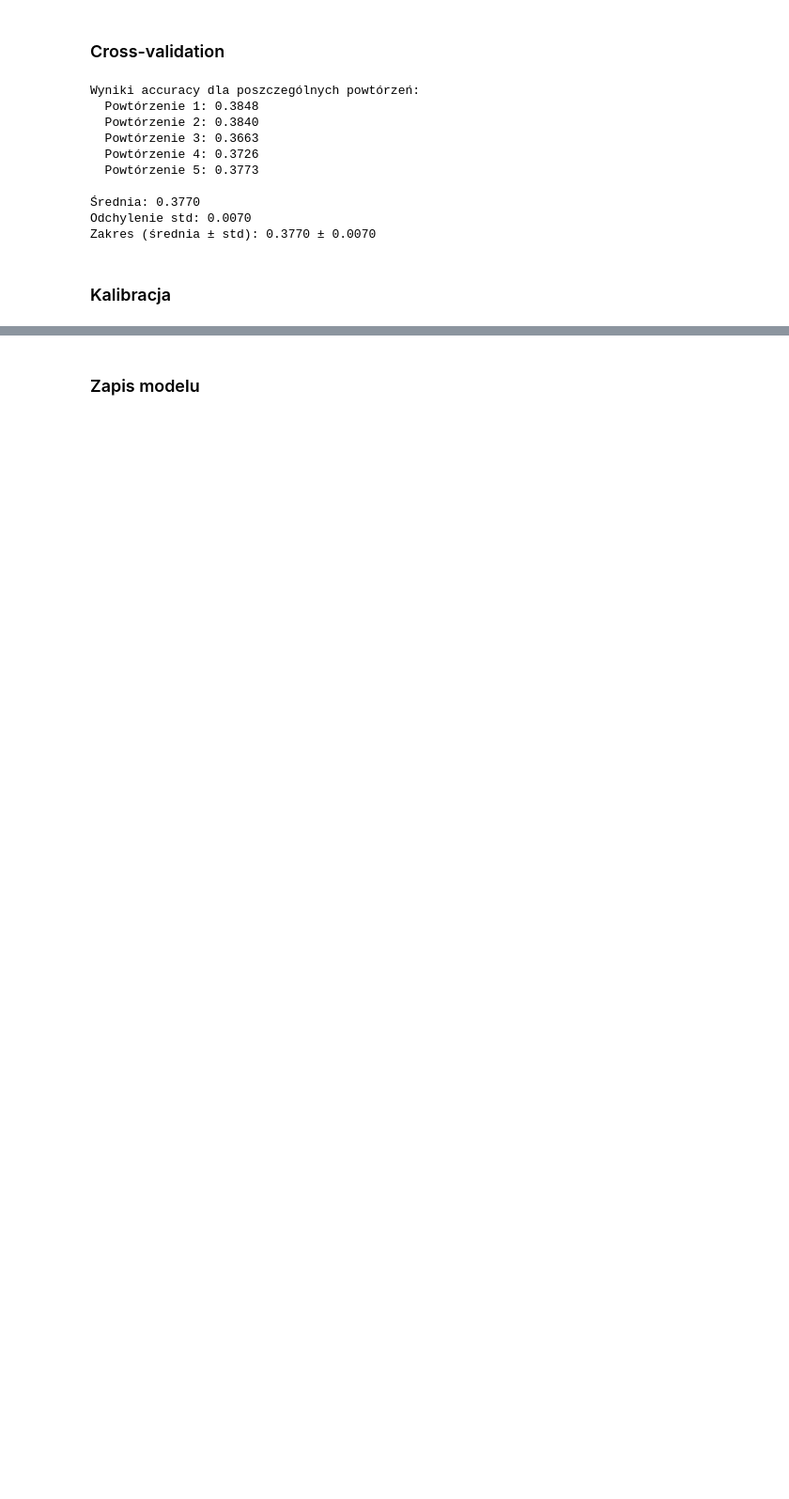
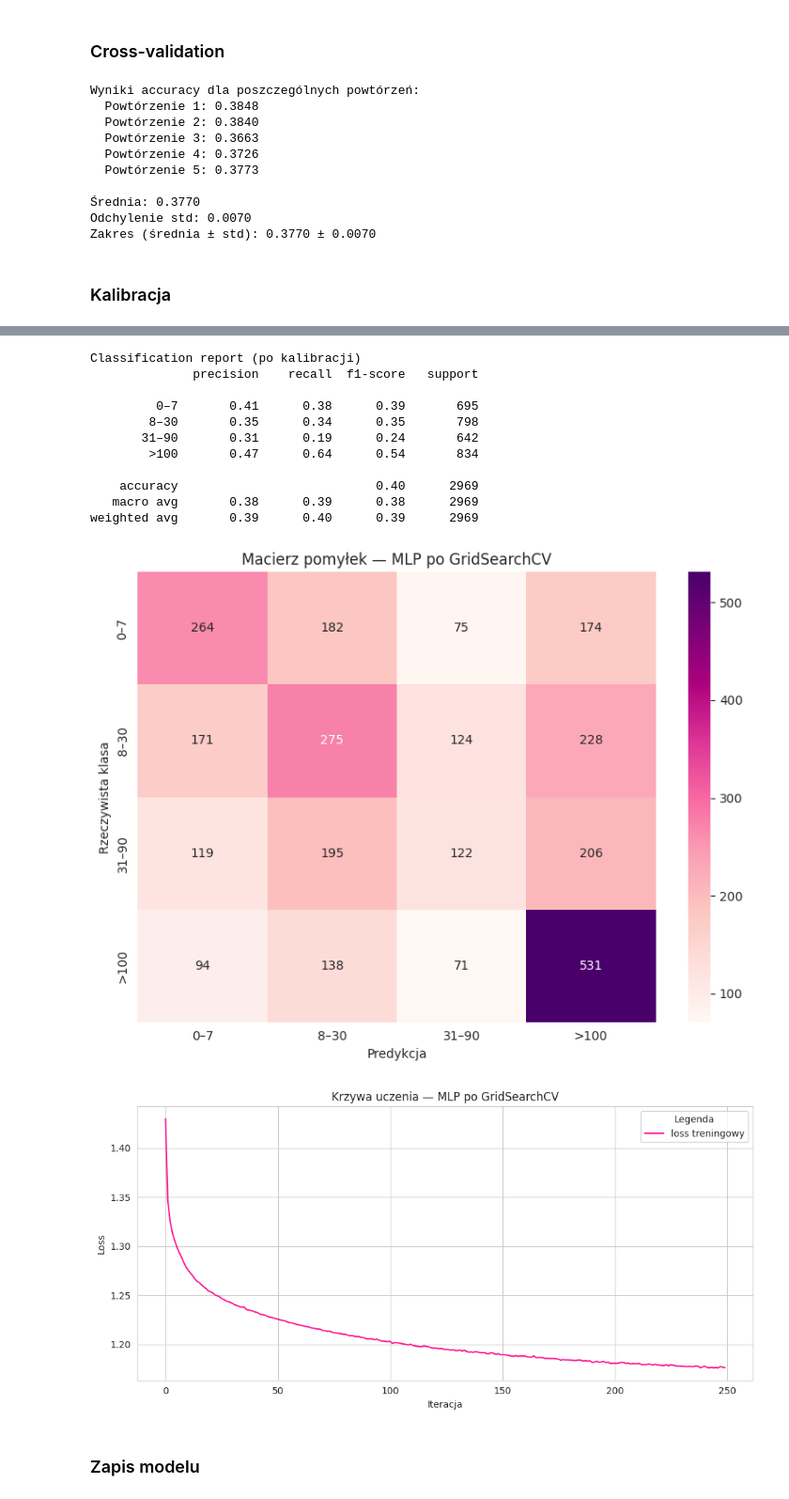
Before and after one commit to Carrie088/pet_adoption_ml, a Jupyter notebook: notebooks/06_neural_network.ipynb, the cells around one changed output, grey strips where cells are left out. Shown at 94% size. Cells and saved outputs as stored; diff of their text form; code cells hidden in the pictures; blank space fills up the shorter version.

```diff
--- a/notebooks/06_neural_network.ipynb
+++ b/notebooks/06_neural_network.ipynb
@@ -178,3 +178,69 @@ Odchylenie std: 0.0070
 Zakres (średnia ± std): 0.3770 ± 0.0070
 # %% [markdown]
 ### Kalibracja
+# %%
+param_grid = {
+    'hidden_layer_sizes': [(64,), (128,), (64, 64), (128, 64)],
+    'activation': ['relu', 'tanh'],
+    'alpha': [0.0001, 0.001],
+    'learning_rate_init': [0.001, 0.01],
+}
+
+grid_search = GridSearchCV(
+    estimator=MLPClassifier(random_state=RANDOM_STATE, max_iter=300),
+    param_grid=param_grid,
+    cv=5,
+    scoring='accuracy',
+    n_jobs=-1,
+)
+
+grid_search.fit(X_train_scaled, y_train)
+
+print('Najlepsze parametry:')
+print(grid_search.best_params_)
+print(f'\nNajlepszy wynik CV (accuracy): {grid_search.best_score_:.4f}')
+
+nn_best = grid_search.best_estimator_
+y_pred_tuned = nn_best.predict(X_test_scaled)
+
+acc_tuned = accuracy_score(y_test, y_pred_tuned)
+f1_tuned = f1_score(y_test, y_pred_tuned, average='macro')
+
+comparison = pd.DataFrame({
+    'accuracy': [acc_base, acc_tuned],
+    'f1_macro': [f1_base, f1_tuned],
+}, index=['base', 'po GridSearchCV'])
+
+print('\nPorównanie na zbiorze testowym:')
+display(comparison)
+
+print('Classification report (po kalibracji)')
+print(classification_report(y_test, y_pred_tuned, target_names=CLASS_NAMES))
+
+cm_tuned = confusion_matrix(y_test, y_pred_tuned, labels=CLASS_ORDER)
+
+plt.figure(figsize=(8, 6))
+sns.heatmap(
+    cm_tuned,
+    annot=True,
+    fmt='d',
+    cmap='RdPu',
+    xticklabels=CLASS_NAMES,
+    yticklabels=CLASS_NAMES,
+)
+plt.title('Macierz pomyłek — MLP po GridSearchCV')
+plt.xlabel('Predykcja')
+plt.ylabel('Rzeczywista klasa')
+plt.tight_layout()
+plt.show()
+
+# Krzywa uczenia skalibrowanego modelu
+plt.figure(figsize=(10, 5))
+plt.plot(nn_best.loss_curve_, color='deeppink', label='loss treningowy')
+plt.title('Krzywa uczenia — MLP po GridSearchCV')
+plt.xlabel('Iteracja')
+plt.ylabel('Loss')
+plt.legend(title='Legenda')
+plt.tight_layout()
+plt.show()
+# %% [output]
@@ -181,2 +256,15 @@ Zakres (średnia ± std): 0.3770 ± 0.0070
+Classification report (po kalibracji)
+              precision    recall  f1-score   support
+
+         0–7       0.41      0.38      0.39       695
+        8–30       0.35      0.34      0.35       798
+       31–90       0.31      0.19      0.24       642
+        >100       0.47      0.64      0.54       834
+
+    accuracy                           0.40      2969
+   macro avg       0.38      0.39      0.38      2969
+weighted avg       0.39      0.40      0.39      2969
+[figure, added]
+[figure, added]
 # %% [markdown]
 ### Zapis modelu
```
Also changed, not shown: parts of 1 cell of this notebook.
